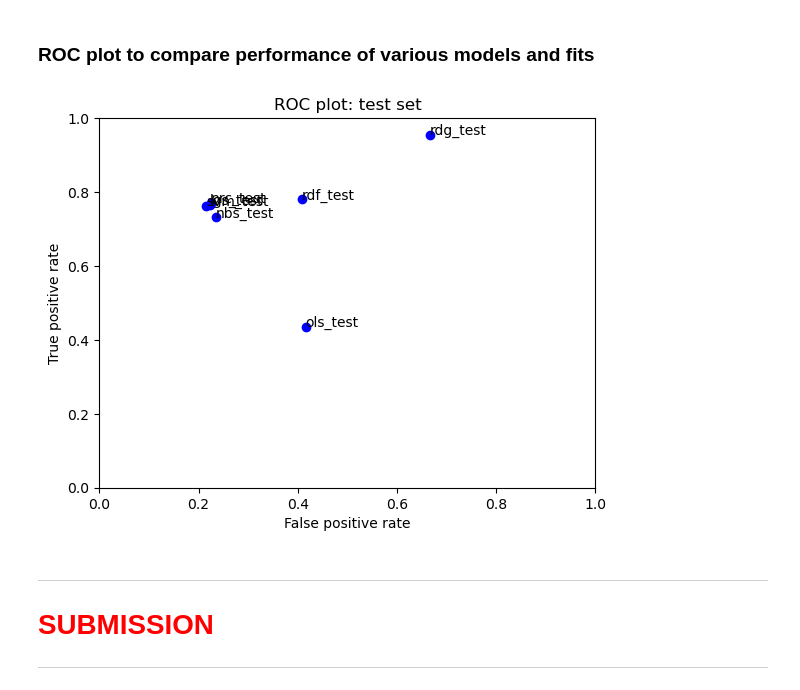
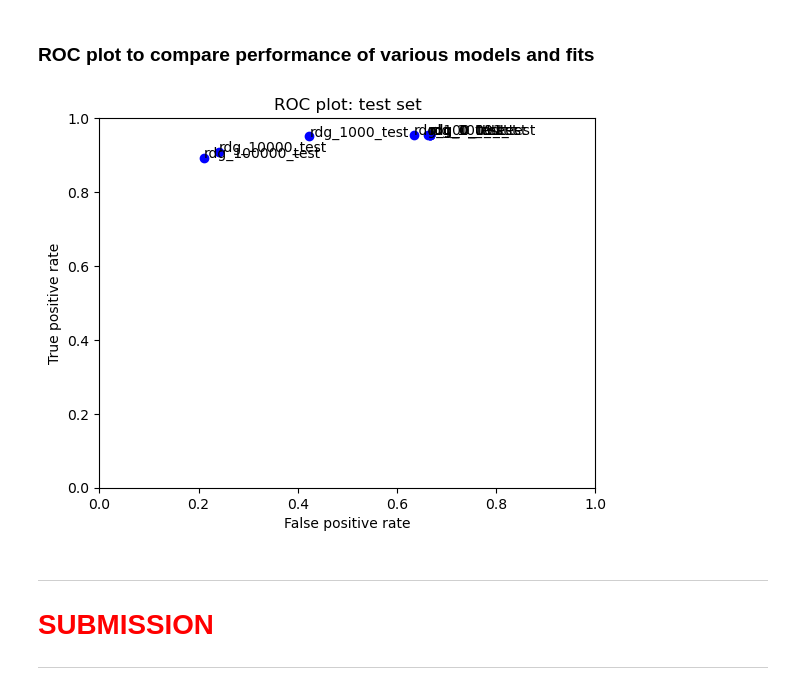
Before and after one commit to herson-xyz-labs/MFADT-Machine-Learning---Jupyter-Notebook, a Jupyter notebook: MFADT Machine Learning Class/Final Assignment 1/Iteration 3/Herson, Seed 92 - v2.ipynb, the cells around one changed output. Drawn from its saved outputs; the diff is of its cells as text; code cells hidden in the pictures.

```diff
--- a/MFADT Machine Learning Class/Final Assignment 1/Iteration 3/Herson, Seed 92 - v2.ipynb
+++ b/MFADT Machine Learning Class/Final Assignment 1/Iteration 3/Herson, Seed 92 - v2.ipynb
@@ -504,0 +645,4 @@ print(rdg_performance_test.performance_measures)
+# %%
+rdg_100_performance_test = BinaryClassificationPerformance(rdg_100.predict(X_test), y_test, 'rdg_100_test')
+rdg_100_performance_test.compute_measures()
+print(rdg_100_performance_test.performance_measures)
@@ -504,0 +651,4 @@ print(rdg_performance_test.performance_measures)
+# %%
+rdg_1000_performance_test = BinaryClassificationPerformance(rdg_1000.predict(X_test), y_test, 'rdg_1000_test')
+rdg_1000_performance_test.compute_measures()
+print(rdg_1000_performance_test.performance_measures)
@@ -504,0 +657,4 @@ print(rdg_performance_test.performance_measures)
+# %%
+rdg_10000_performance_test = BinaryClassificationPerformance(rdg_10000.predict(X_test), y_test, 'rdg_10000_test')
+rdg_10000_performance_test.compute_measures()
+print(rdg_10000_performance_test.performance_measures)
@@ -504,0 +663,4 @@ print(rdg_performance_test.performance_measures)
+# %%
+rdg_100000_performance_test = BinaryClassificationPerformance(rdg_100000.predict(X_test), y_test, 'rdg_100000_test')
+rdg_100000_performance_test.compute_measures()
+print(rdg_100000_performance_test.performance_measures)
@@ -513,20 +689,20 @@ print(rdf_performance_test.performance_measures)
 # %% [markdown]
 ### ROC plot to compare performance of various models and fits
 # %%
-fits = [svm_1_performance_test, svm_10_performance_test, svm_100_performance_test, svm_1000_performance_test, svm_10000_performance_test, svm_100000_performance_test]
+fits = [ rdg_0_001_performance_test, rdg_0_01_performance_test, rdg_0_1_performance_test, rdg_1_performance_test, rdg_10_performance_test, rdg_100_performance_test, rdg_1000_performance_test, rdg_10000_performance_test, rdg_100000_performance_test ]
 
 for fit in fits:
     plt.plot(fit.performance_measures['FP'] / fit.performance_measures['Neg'],
              fit.performance_measures['TP'] / fit.performance_measures['Pos'], 'bo')
     plt.text(fit.performance_measures['FP'] / fit.performance_measures['Neg'],
              fit.performance_measures['TP'] / fit.performance_measures['Pos'], fit.desc)
 plt.axis([0, 1, 0, 1])
 plt.title('ROC plot: test set')
 plt.xlabel('False positive rate')
 plt.ylabel('True positive rate')
 plt.show()
 # %% [output]
-[figure, old version]
+[figure, new version]
 # %% [markdown]
 ---
 
```
Also changed, not shown: parts of 25 cells of this notebook, 4 other files.
